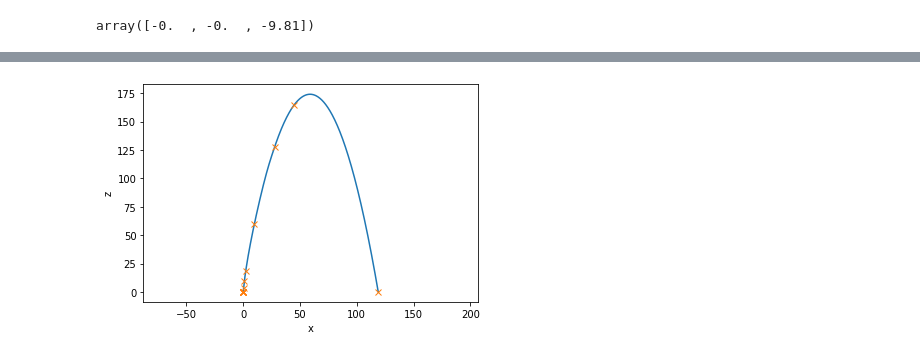
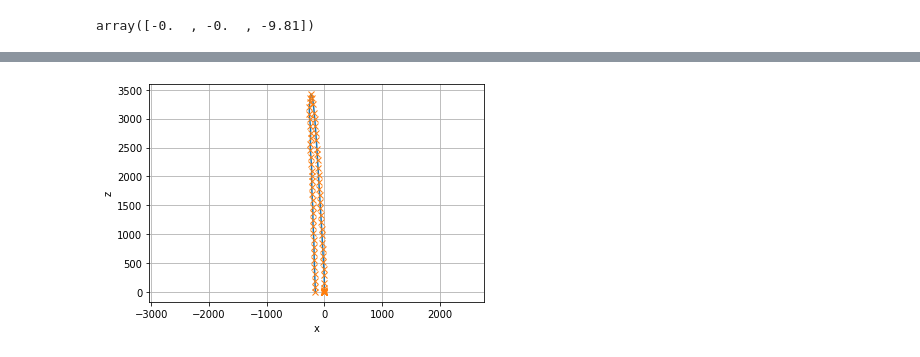
Before and after one commit to dev10110/rocketPy, a Jupyter notebook: examples/simulate_2.ipynb, the cells around one changed output, grey strips where cells are left out. Cells and saved outputs as stored; diff of their text form; code cells hidden in the pictures.

```diff
--- a/examples/simulate_2.ipynb
+++ b/examples/simulate_2.ipynb
@@ -205,7 +311,7 @@ class Simulation():
 
         self.launch_rail_length = 5;
 
-        self.launch_angle = 6*np.pi/180
+        self.launch_angle = 0*np.pi/180
         self.launch_v = np.array([np.sin(self.launch_angle), 0, np.cos(self.launch_angle)])
 
         self.state.quaternion = Quaternion.from_angle(self.launch_angle, self.ax_y)
@@ -227,16 +333,12 @@ class Simulation():
         forces_b, moments_b, m_dot = self.rocket.dynamics(time, state)
 
         # convert body axis forces into earth axis
-        px, py, pz = state.momentum;
-        th = np.arctan2(px,pz)
-        R = np.array([[np.cos(th), 0, np.sin(th)],[0,1,0],[-np.sin(th), 0, np.cos(th)]])
+        #px, py, pz = state.momentum;
+        #th = np.arctan2(px,pz)
+        R = state.T_EB() #np.array([[np.cos(th), 0, np.sin(th)],[0,1,0],[-np.sin(th), 0, np.cos(th)]])
 
-        forces_e = R @ forces_b;
-        moments_e = R @ moments_b;
-
-        # add gravity
-        forces = forces_e + state.mass*self.g;
-        moments = moments_e;
+        forces = R @ forces_b + state.mass*self.g;
+        moments = R @ moments_b;
 
 
         # apply launch rail
@@ -245,6 +347,7 @@ class Simulation():
         if la.norm(state.pos) < self.launch_rail_length:
             V_cg = self.launch_v * np.dot(V_cg, self.launch_v);
             forces = self.launch_v * np.dot(forces, self.launch_v);
+            moments = np.array([0.,0.,0.]) # no moments during launch rail
 
         # determine rate of change of quaternion
         d_quaternion = state.quaternion.rate_of_change(omega)
@@ -271,7 +374,7 @@ class Simulation():
         no_rail.direction = 1;
 
         def apogee(t, y):
-            return y[6]
+            return y[6]# + 250*y[0] # when the velocity is -10 m/s
         apogee.terminal = False
         apogee.direction = -1;
 
@@ -280,7 +383,7 @@ class Simulation():
         landing.terminal = True
         landing.direction = -1;
 
-        self.sim_result = spint.solve_ivp(self.dynamics, t_span, s0, dense_output=True, events=(no_rail, apogee,landing));
+        self.sim_result = spint.solve_ivp(self.dynamics, t_span, s0, dense_output=True, events=(no_rail, apogee, landing));
 
         self.output = self.sim_result.sol;
 
@@ -292,0 +396,3 @@ s0.mass = 40;
+# %%
+#env = Env(wind=np.array([-np.sin(30*np.pi/180),0,-np.cos(30*np.pi/180)]))
+env = Env(wind=np.array([10,0,0]))
@@ -292,0 +474,4 @@ s0.mass = 40;
+# %%
+s1 = State(quaternion=Quaternion(1,0,0,0), env=env)
+s1.mass = 40
+s1
@@ -293,5 +480,5 @@ s0.mass = 40;
 # %%
-sim = Simulation(r, s0)
+sim = Simulation(r, s1)
 # %%
 sim.g
 # %% [output]
@@ -370,13 +624,15 @@ Text(0.5, 1.0, 'Ang Mom')
 # %%
 plt.plot(sol.sol(t_eval)[1], sol.sol(t_eval)[3])
 plt.plot(sol.y[1], sol.y[3],'x')
 
 plt.xlabel('x')
 plt.ylabel('z')
 
-plt.axes().set_aspect('equal', 'datalim')
+ax = plt.gca()
+ax.set_aspect('equal', 'datalim')
+plt.grid()
 # %% [output]
-[figure, old version]
+[figure, new version]
 # %%
 plt.plot(sol.sol(t_eval)[1], sol.sol(t_eval)[3])
 plt.plot(sol.y[1], sol.y[3],'x')
```
Also changed, not shown: parts of 48 cells of this notebook.
